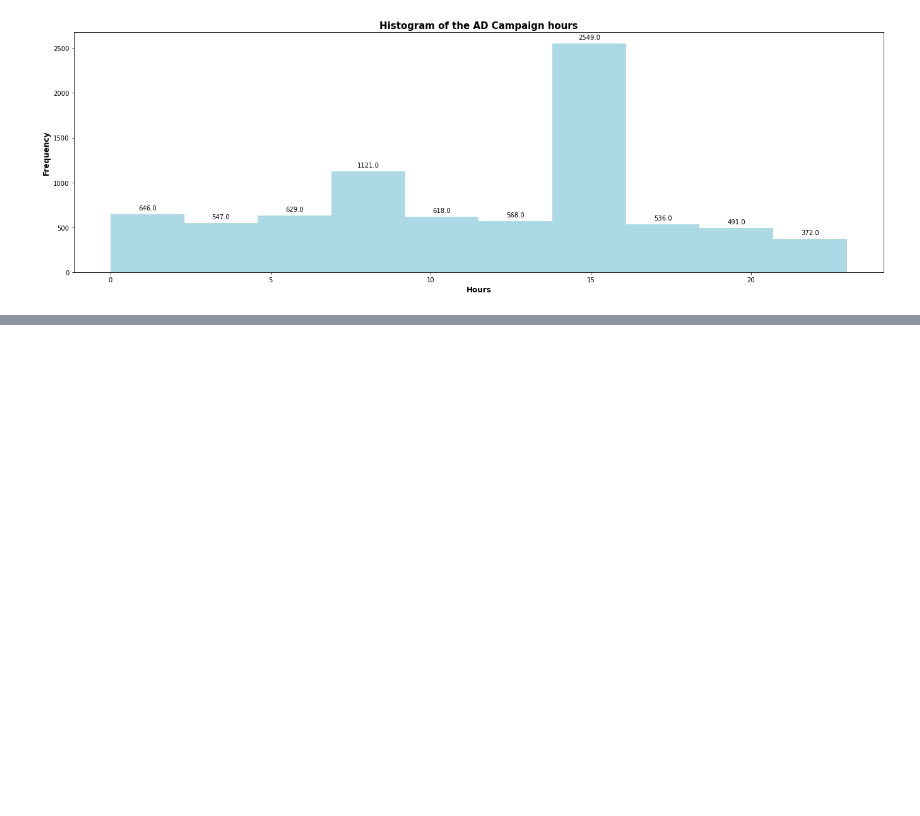
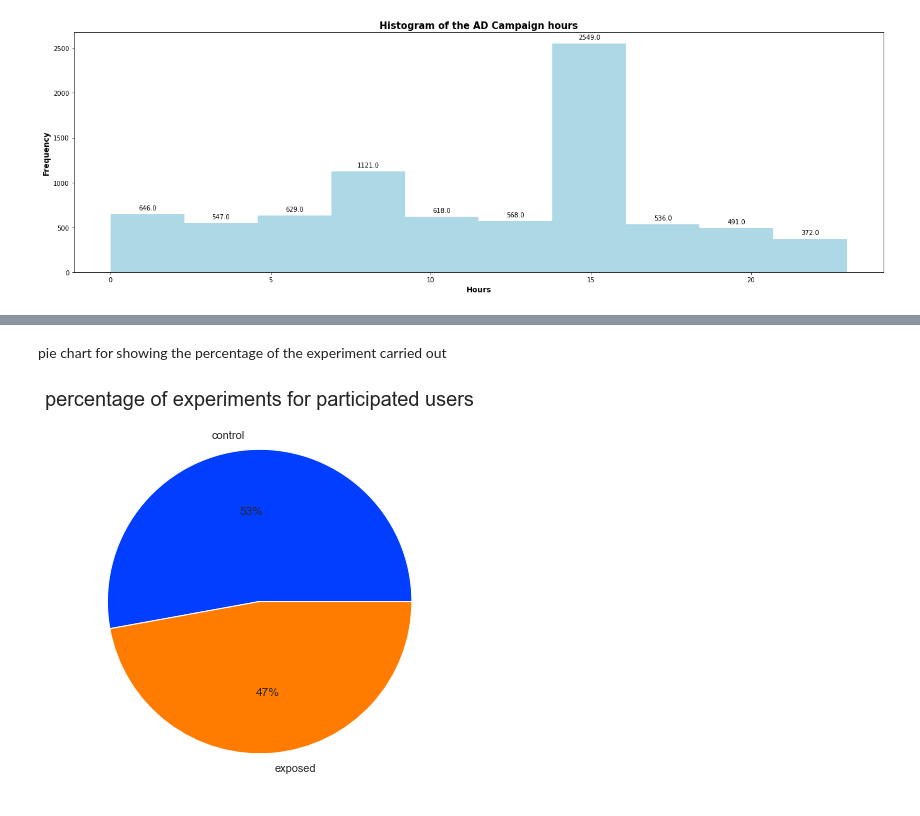
Before and after one commit to yonamg/Ad-campaign-performance, a Jupyter notebook: notebooks/ABtest_Overviews.ipynb, the cells around one changed output, grey strips where cells are left out. Cells and saved outputs as stored; diff of their text form; code cells hidden in the pictures; blank space fills up the shorter version.

```diff
--- a/notebooks/ABtest_Overviews.ipynb
+++ b/notebooks/ABtest_Overviews.ipynb
@@ -169,0 +182,6 @@ NameError: name 'participated_df' is not defined
+# %% [markdown]
+pie chart for showing the percentage of the experiment carried out
+# %%
+plot_pi(engaged[['experiment']].value_counts(), ['control', 'exposed'], "percentage of experiments for participated users")
+# %% [output]
+[figure, added]
```
Also changed, not shown: parts of 14 cells of this notebook.
